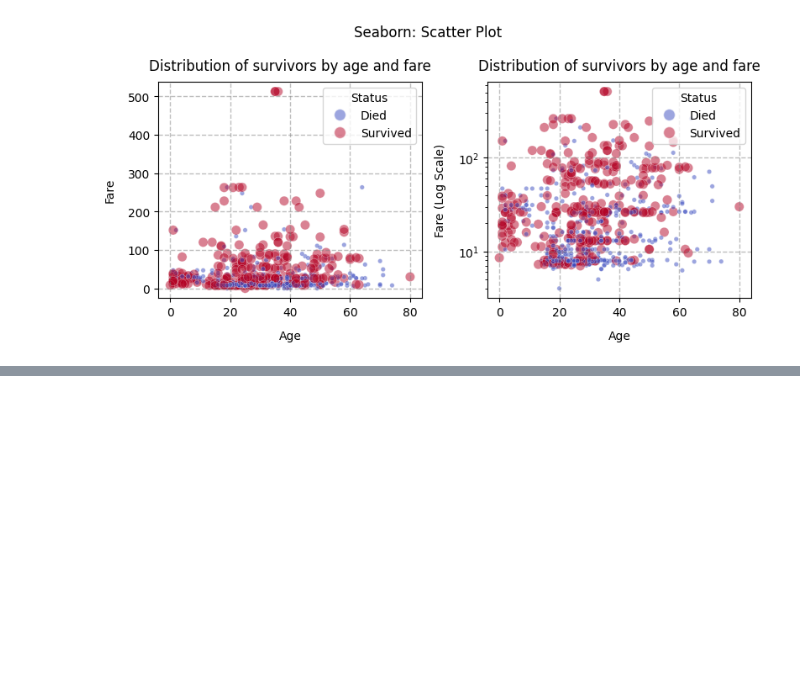
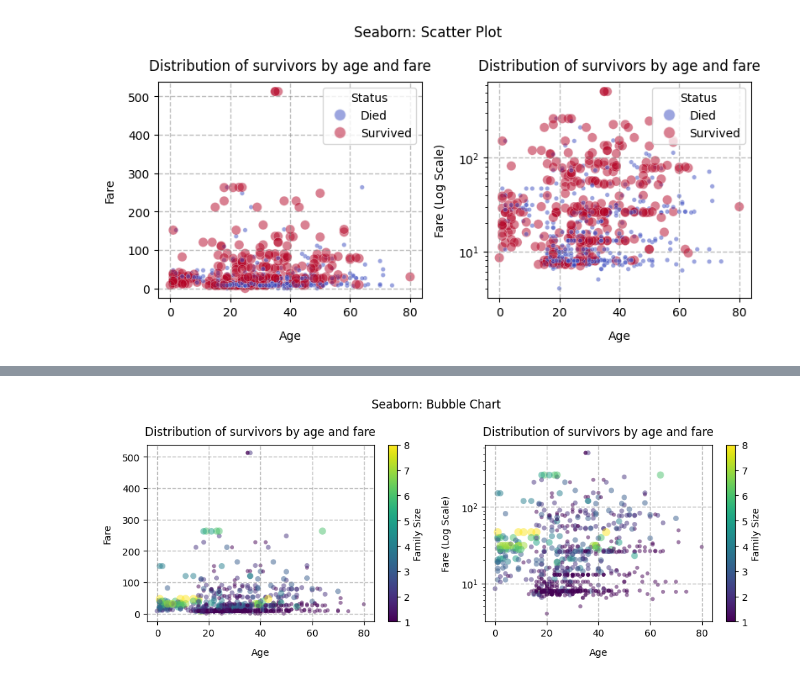
Before and after one commit to BogdanPinchuk/DataScience-PBY_HW8, a Jupyter notebook: Bohdan_Pinchuk_DS_HW8.ipynb, the cells around one changed output, grey strips where cells are left out. Drawn from its saved outputs; the diff is of its cells as text; code cells hidden in the pictures; blank space fills up the shorter version.

```diff
--- a/Bohdan_Pinchuk_DS_HW8.ipynb
+++ b/Bohdan_Pinchuk_DS_HW8.ipynb
@@ -819,0 +827,50 @@ plt.show()
+# %%
+# Graphic results - Bubble Chart - Seaborn
+
+import seaborn as sns
+import matplotlib.pyplot as plt
+
+# Input data
+lib_name = "Seaborn"
+chart_name = "Bubble Chart"
+
+# Solution
+_, axes = plt.subplots(1, 2, figsize=(10, 4))
+
+ax = axes[0]
+sc = sns.scatterplot(x=ages, y=fares, ax=ax, hue=family, size=family * 10, linewidth=0.0, palette='viridis',
+                     alpha=0.5, legend=False)
+norm = plt.Normalize(family.min(), family.max())
+sm = plt.cm.ScalarMappable(cmap="viridis", norm=norm)
+sm.set_array([])
+ax.figure.colorbar(sm, ax=ax, label='Family Size')
+
+ax.grid(axis='both', visible=True, which='major', ls='--', linewidth=1.0, color='tab:gray')
+# ax.minorticks_on()
+# ax.grid(axis='both', visible=True, which='minor', ls=':', linewidth=0.5, color='tab:green')
+ax.set_title("Distribution of survivors by age and fare", pad=10, loc='center', color='black')
+ax.set_xlabel("Age", labelpad=10, loc='center', color='black')
+ax.set_ylabel("Fare", labelpad=10, loc='center', color='black')
+
+ax = axes[1]
+sc = sns.scatterplot(x=ages, y=fares, ax=ax, hue=family, size=family * 10, linewidth=0.0, palette='viridis',
+                     alpha=0.5, legend=False)
+norm = plt.Normalize(family.min(), family.max())
+sm = plt.cm.ScalarMappable(cmap="viridis", norm=norm)
+sm.set_array([])
+ax.figure.colorbar(sm, ax=ax, label='Family Size')
+ax.set_yscale('log')
+
+ax.grid(axis='both', visible=True, which='major', ls='--', linewidth=1.0, color='tab:gray')
+# ax.minorticks_on()
+# ax.grid(axis='both', visible=True, which='minor', ls=':', linewidth=0.5, color='tab:green')
+ax.set_title("Distribution of survivors by age and fare", pad=10, loc='center', color='black')
+ax.set_xlabel("Age", labelpad=10, loc='center', color='black')
+ax.set_ylabel("Fare (Log Scale)", labelpad=10, loc='center', color='black')
+
+plt.suptitle(f"{lib_name}: {chart_name}")
+
+plt.tight_layout()
+plt.show()
+# %% [output]
+[figure, added]
```
Also changed, not shown: parts of 5 cells of this notebook.
